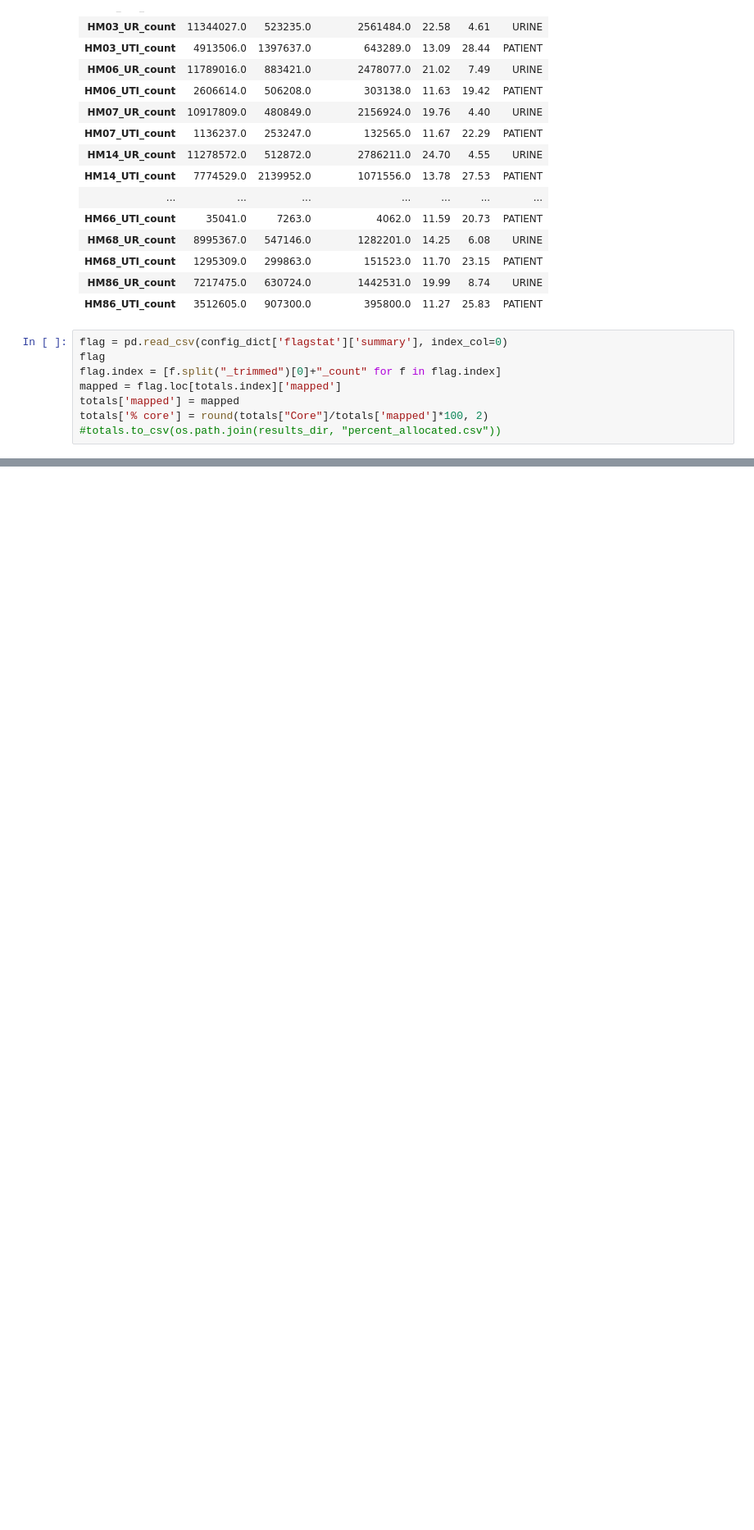
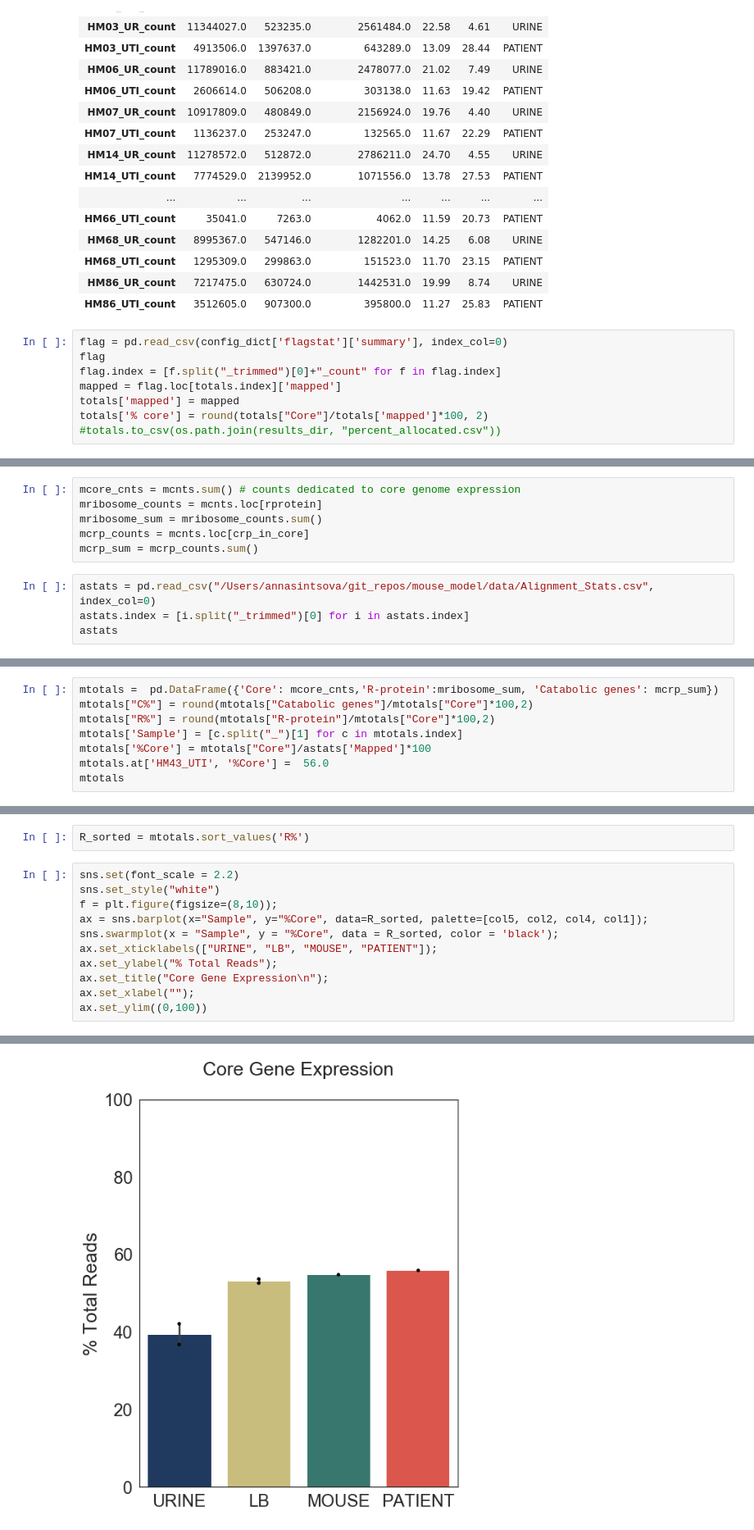
Before and after one commit to ASintsova/HUTI-RNAseq, a Jupyter notebook: analysis/resource_reallocation/resource_reallocation.ipynb, the cells around one changed output, grey strips where cells are left out. Shown at 82% size. Cells and saved outputs as stored; diff of their text form; blank space fills up the shorter version.

Commit message:
Added mouse data and doubling time estimates

```diff
--- a/analysis/resource_reallocation/resource_reallocation.ipynb
+++ b/analysis/resource_reallocation/resource_reallocation.ipynb
@@ -446,0 +226,10 @@ aagenes.intersection(lrp_l)
+# %%
+mcore_cnts = mcnts.sum() # counts dedicated to core genome expression
+mribosome_counts = mcnts.loc[rprotein]
+mribosome_sum = mribosome_counts.sum()
+mcrp_counts = mcnts.loc[crp_in_core]
+mcrp_sum = mcrp_counts.sum()
+# %%
+astats = pd.read_csv("/Users/annasintsova/git_repos/mouse_model/data/Alignment_Stats.csv", index_col=0)
+astats.index = [i.split("_trimmed")[0] for i in astats.index]
+astats
@@ -446,0 +243,8 @@ aagenes.intersection(lrp_l)
+# %%
+mtotals =  pd.DataFrame({'Core': mcore_cnts,'R-protein':mribosome_sum, 'Catabolic genes': mcrp_sum})
+mtotals["C%"] = round(mtotals["Catabolic genes"]/mtotals["Core"]*100,2)
+mtotals["R%"] = round(mtotals["R-protein"]/mtotals["Core"]*100,2)
+mtotals['Sample'] = [c.split("_")[1] for c in mtotals.index]
+mtotals['%Core'] = mtotals["Core"]/astats['Mapped']*100
+mtotals.at['HM43_UTI', '%Core'] =  56.0
+mtotals
@@ -446,0 +259,14 @@ aagenes.intersection(lrp_l)
+# %%
+R_sorted = mtotals.sort_values('R%')
+# %%
+sns.set(font_scale = 2.2)
+sns.set_style("white")
+f = plt.figure(figsize=(8,10));
+ax = sns.barplot(x="Sample", y="%Core", data=R_sorted, palette=[col5, col2, col4, col1]);
+sns.swarmplot(x = "Sample", y = "%Core", data = R_sorted, color = 'black');
+ax.set_xticklabels(["URINE", "LB", "MOUSE", "PATIENT"]);
+ax.set_ylabel("% Total Reads");
+ax.set_title("Core Gene Expression\n");
+ax.set_xlabel("");
+ax.set_ylim((0,100))
+# %% [output]
@@ -446,0 +274 @@ aagenes.intersection(lrp_l)
+[figure, added]
```
Also changed, not shown: parts of 53 cells of this notebook.
